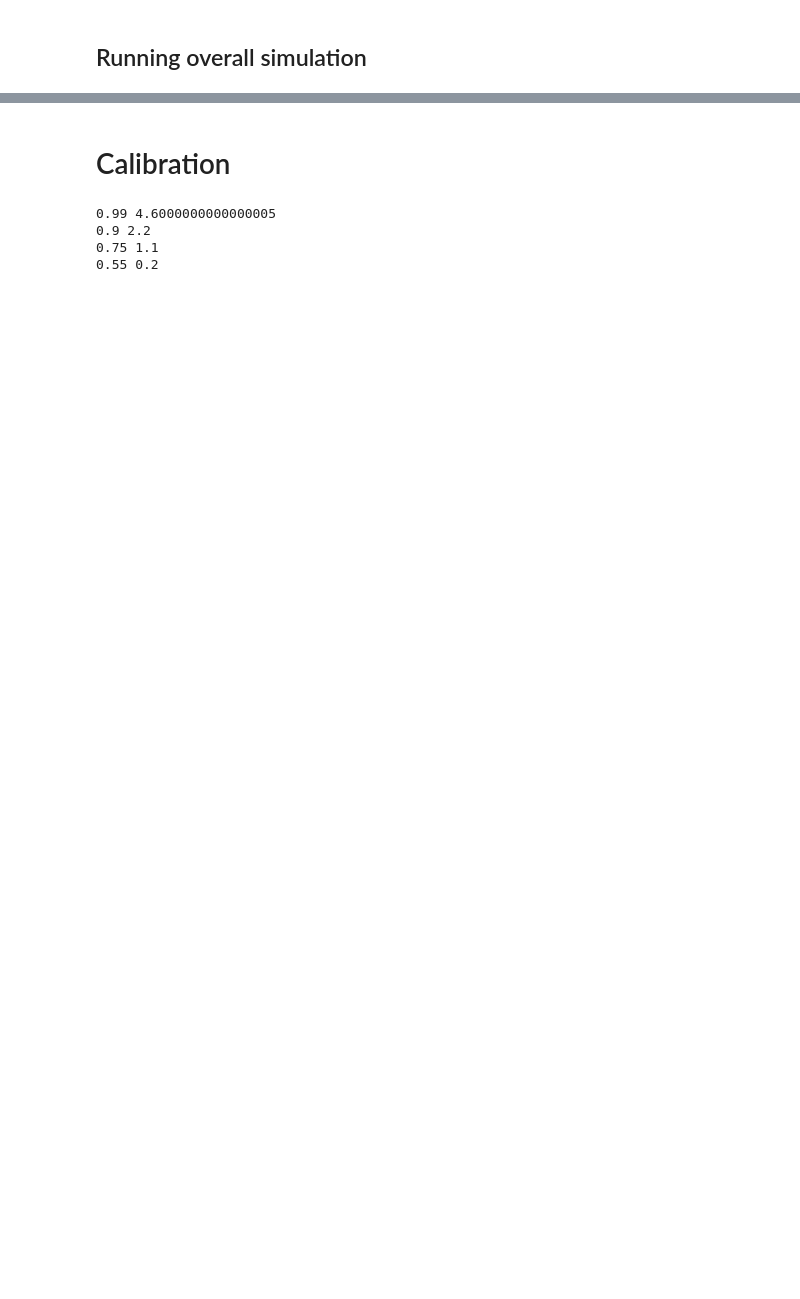
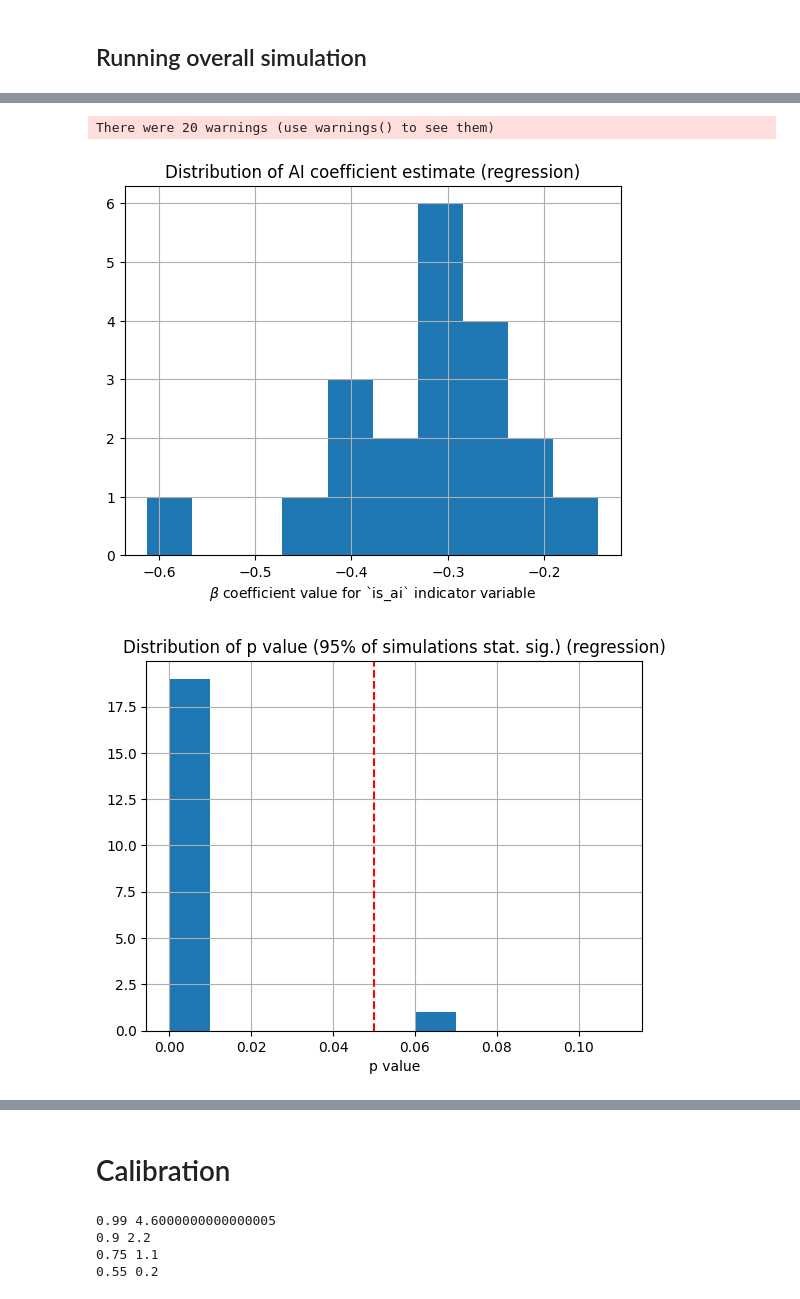
Before and after one commit to daxmavy/art, a Jupyter notebook: simulations/sim.ipynb, the cells around one changed output, grey strips where cells are left out. Drawn from its saved outputs; the diff is of its cells as text; code cells hidden in the pictures; blank space fills up the shorter version.

```diff
--- a/simulations/sim.ipynb
+++ b/simulations/sim.ipynb
@@ -254,0 +537,10 @@ Waiting for profiling to be done...
+# %%
+
+cProfile.run(
+    """run_simulation_n_times('test', N = 20, Model_ABILITIES = [0.9,0.9,0.9,0.9], avg_participant_skill=5, N_PARTICIPANTS=40)""",
+    'profiling.prof'
+)
+# %% [output]
+There were 20 warnings (use warnings() to see them)
+[figure, added]
+[figure, added]
```
Also changed, not shown: parts of 22 cells of this notebook, 5 other files.
